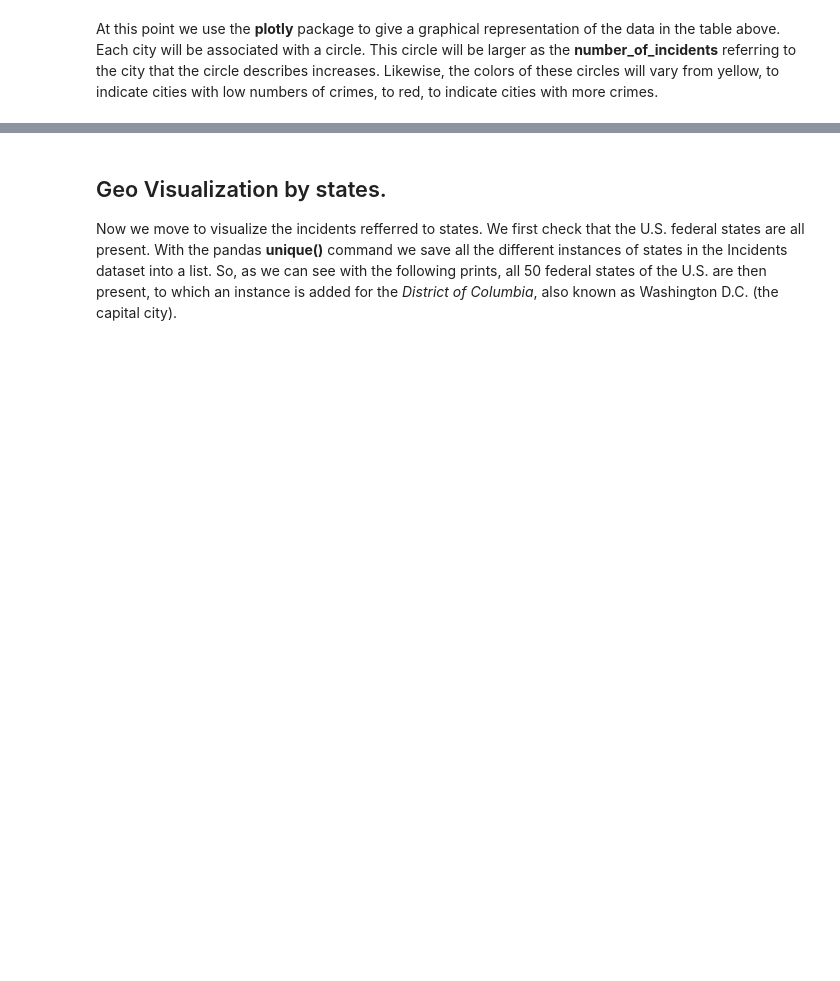
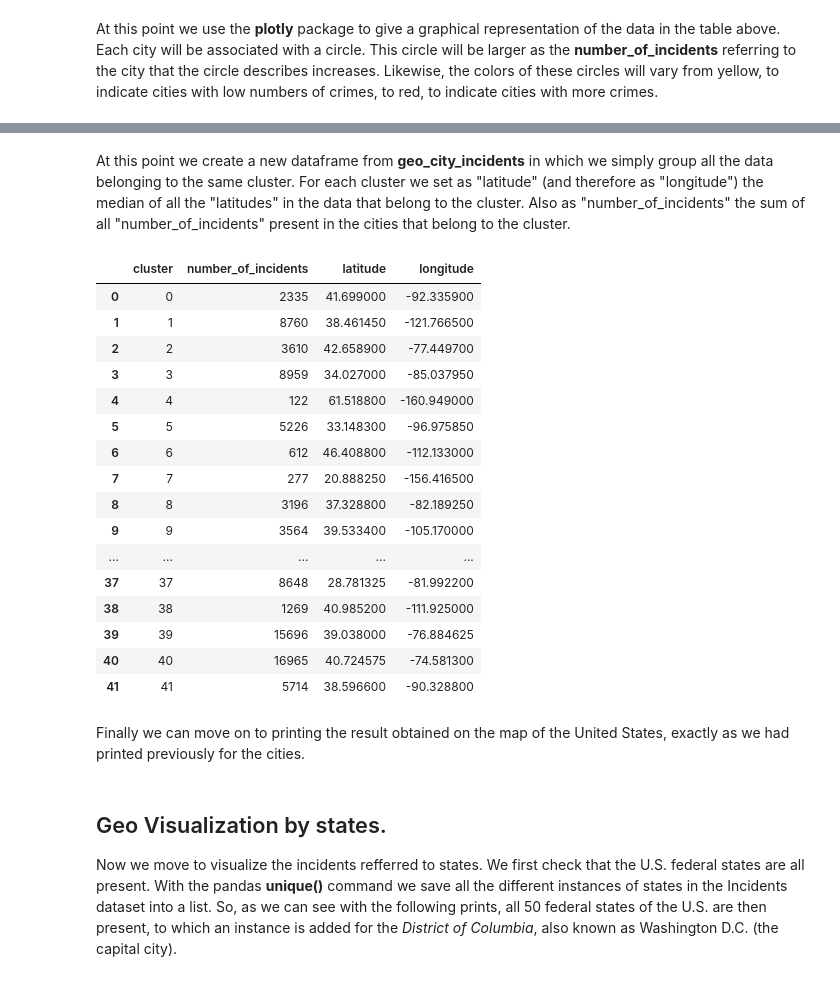
Before and after one commit to LoSpiri/DataMining, a Jupyter notebook: project.ipynb, the cells around one changed output, grey strips where cells are left out. Saved outputs shown, nothing was run; the diff lists cells and outputs as text; code cells hidden in the pictures; blank space fills up the shorter version.

```diff
--- a/project.ipynb
+++ b/project.ipynb
@@ -363,0 +528,12 @@ fig.show()
+# %%
+from sklearn.cluster import KMeans
+
+
+#the number of cluster obtained from elbow method
+num_clusters = 42
+kmeans = KMeans(n_clusters=num_clusters, random_state=0)
+kmeans.fit(coordinates)
+
+#add cluster labels to the original DataFrame
+geo_cities_incidents['cluster'] = kmeans.labels_
+geo_cities_incidents
@@ -363,0 +555,44 @@ fig.show()
+# %% [markdown]
+At this point we create a new dataframe from **geo_city_incidents** in which we simply group all the data belonging to the same cluster. For each cluster we set as "latitude" (and therefore as "longitude") the median of all the "latitudes" in the data that belong to the cluster. Also as "number_of_incidents" the sum of all "number_of_incidents" present in the cities that belong to the cluster.
+# %%
+# Raggruppa il DataFrame originale 'df' per il numero di cluster
+grouped = geo_cities_incidents.groupby('cluster')
+
+# Calcola la somma di "number_of_incidents" per ciascun cluster
+sum_incidents = grouped['number_of_incidents'].sum()
+
+# Calcola la mediana di latitudine e longitudine per ciascun cluster
+median_latitude = grouped['latitude'].median()
+median_longitude = grouped['longitude'].median()
+
+# Crea un nuovo DataFrame con le colonne richieste
+new_geo_cities_incidents = pd.DataFrame({
+    'cluster': sum_incidents.index,
+    'number_of_incidents': sum_incidents.values,
+    'latitude': median_latitude.values,
+    'longitude': median_longitude.values
+})
+
+new_geo_cities_incidents
+
+# Ora 'new_geo_cities_incidents' contiene il nuovo DataFrame con le colonne richieste
+# %% [output]
+|  | cluster | number_of_incidents | latitude | longitude |
+| 0 | 0 | 2335 | 41.699000 | -92.335900 |
+| 1 | 1 | 8760 | 38.461450 | -121.766500 |
+| 2 | 2 | 3610 | 42.658900 | -77.449700 |
+| 3 | 3 | 8959 | 34.027000 | -85.037950 |
+| 4 | 4 | 122 | 61.518800 | -160.949000 |
+| 5 | 5 | 5226 | 33.148300 | -96.975850 |
+| 6 | 6 | 612 | 46.408800 | -112.133000 |
+| 7 | 7 | 277 | 20.888250 | -156.416500 |
+| 8 | 8 | 3196 | 37.328800 | -82.189250 |
+| 9 | 9 | 3564 | 39.533400 | -105.170000 |
+| ... | ... | ... | ... | ... |
+| 37 | 37 | 8648 | 28.781325 | -81.992200 |
+| 38 | 38 | 1269 | 40.985200 | -111.925000 |
+| 39 | 39 | 15696 | 39.038000 | -76.884625 |
+| 40 | 40 | 16965 | 40.724575 | -74.581300 |
+| 41 | 41 | 5714 | 38.596600 | -90.328800 |
+# %% [markdown]
+Finally we can move on to printing the result obtained on the map of the United States, exactly as we had printed previously for the cities.
```
Also changed, not shown: parts of 13 cells of this notebook.
